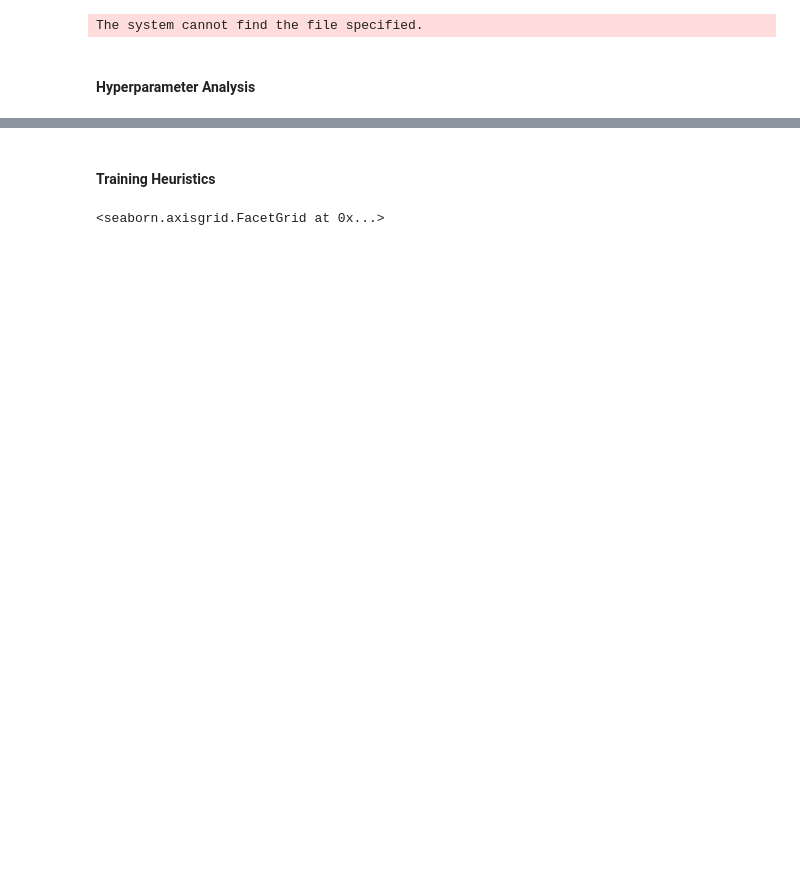
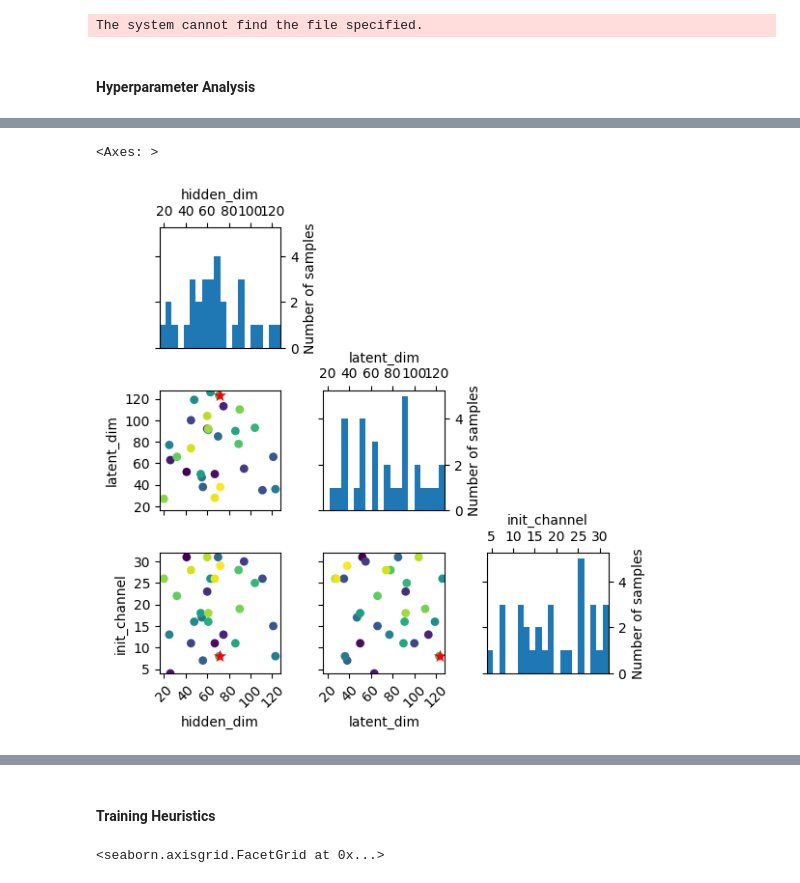
Before and after one commit to ericsallinger/msthesis, a Jupyter notebook: model_training/encoder_classification.ipynb, the cells around one changed output, grey strips where cells are left out. Cells and saved outputs as stored; diff of their text form; code cells hidden in the pictures; blank space fills up the shorter version.

```diff
--- a/model_training/encoder_classification.ipynb
+++ b/model_training/encoder_classification.ipynb
@@ -393,0 +382,5 @@ skopt.plots.plot_evaluations(res)
+# %%
+plot_evaluations(res)
+# %% [output]
+<Axes: >
+[figure, added]
```
Also changed, not shown: parts of 14 cells of this notebook, 2 other files.
